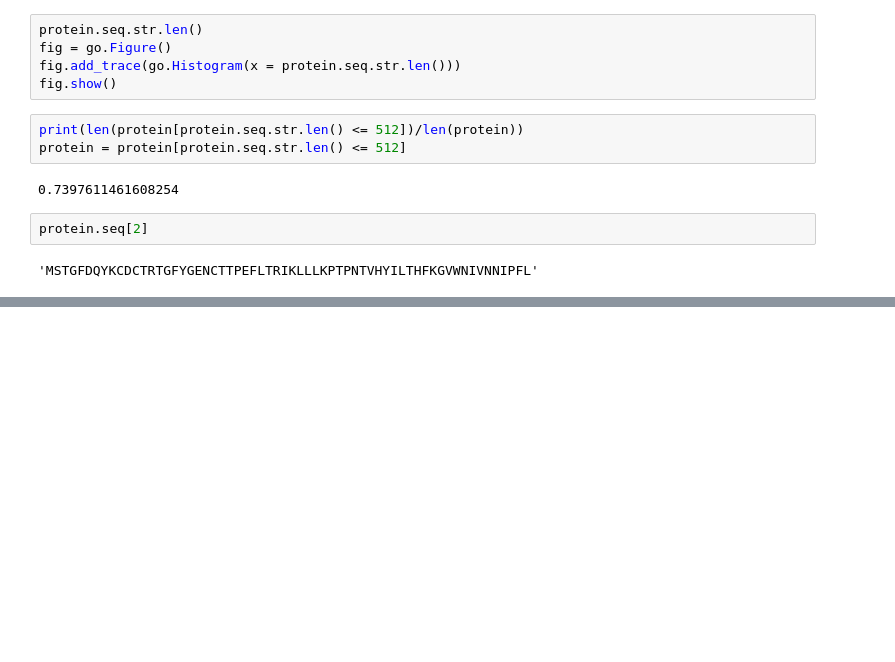
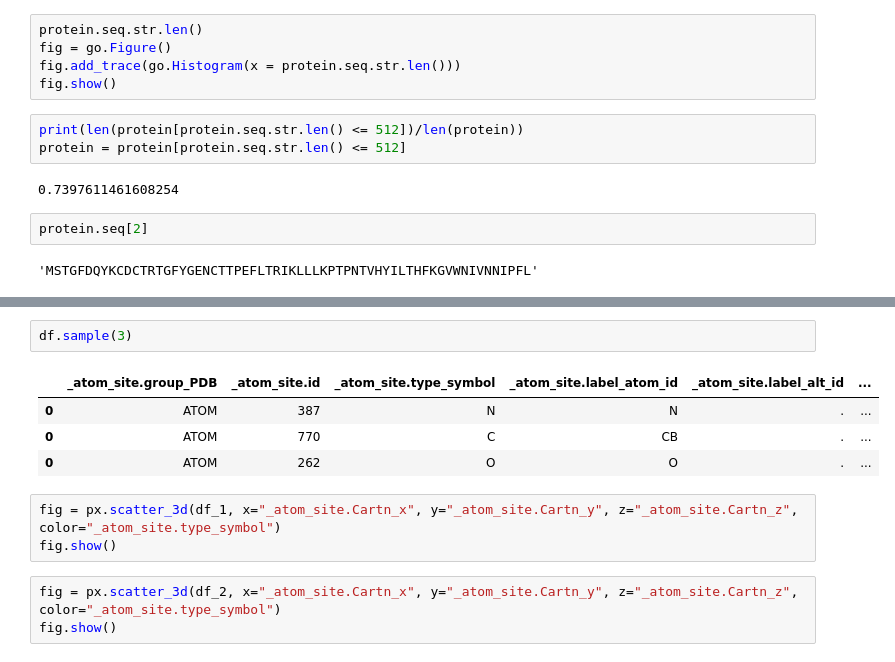
Before and after one commit to gene-to-phenotype-predictions/bert_dna_weight, a Jupyter notebook: Protien.ipynb, the cells around one changed output, grey strips where cells are left out. Drawn from its saved outputs; the diff is of its cells as text; blank space fills up the shorter version.

```diff
--- a/Protien.ipynb
+++ b/Protien.ipynb
@@ -79,0 +107,13 @@ protein
+# %%
+df.sample(3)
+# %% [output]
+|  | _atom_site.group_PDB | _atom_site.id | _atom_site.type_symbol | _atom_site.label_atom_id | _atom_site.label_alt_id | ... |
+| 0 | ATOM | 387 | N | N | . | ... |
+| 0 | ATOM | 770 | C | CB | . | ... |
+| 0 | ATOM | 262 | O | O | . | ... |
+# %%
+fig = px.scatter_3d(df_1, x="_atom_site.Cartn_x", y="_atom_site.Cartn_y", z="_atom_site.Cartn_z", color="_atom_site.type_symbol")
+fig.show()
+# %%
+fig = px.scatter_3d(df_2, x="_atom_site.Cartn_x", y="_atom_site.Cartn_y", z="_atom_site.Cartn_z", color="_atom_site.type_symbol")
+fig.show()
```
Also changed, not shown: parts of 15 cells of this notebook, 1 other file.
